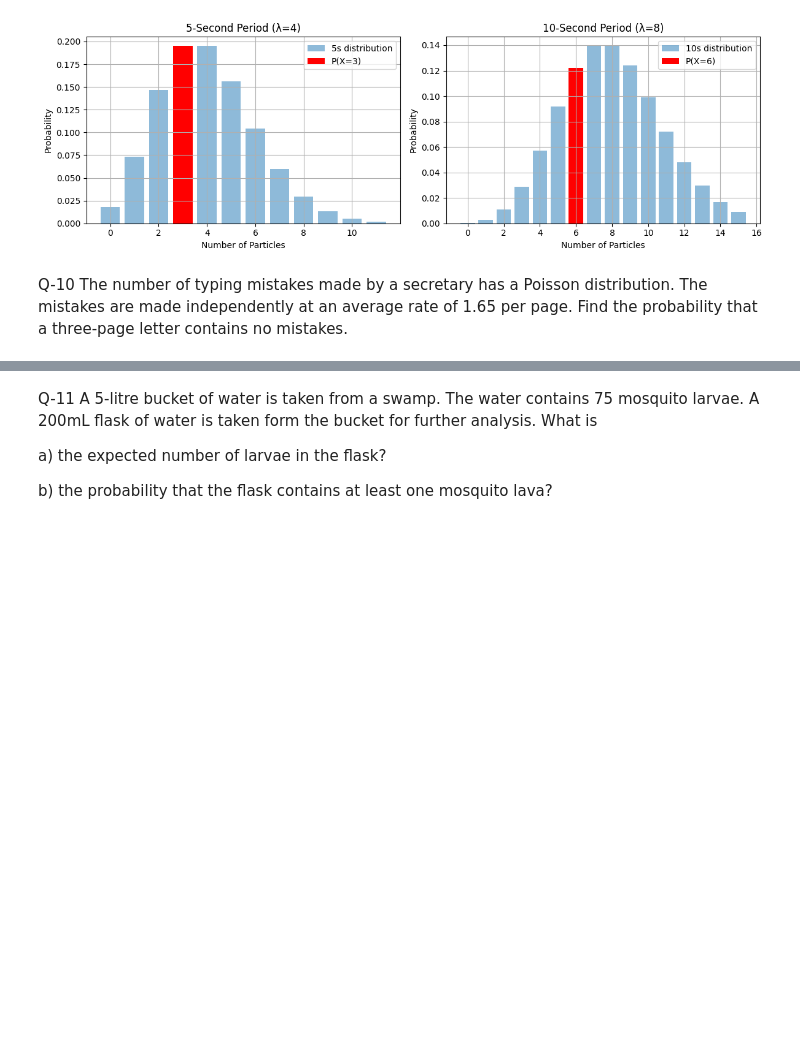
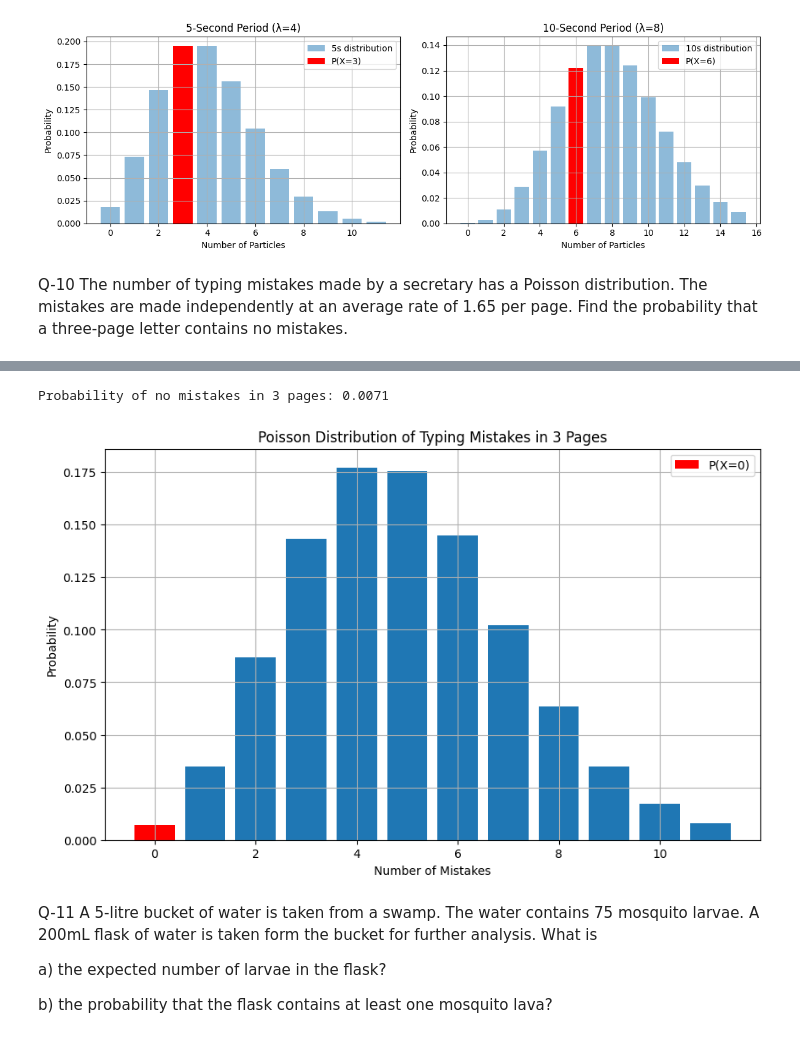
Before and after one commit to Moavia-Hassan/MS-Data-Science, a Jupyter notebook: Assignment_3_MoaviaHassan_24_MS_DS_09.ipynb, the cells around one changed output, grey strips where cells are left out. Cells and saved outputs as stored; diff of their text form; code cells hidden in the pictures; blank space fills up the shorter version.

```diff
--- a/Assignment_3_MoaviaHassan_24_MS_DS_09.ipynb
+++ b/Assignment_3_MoaviaHassan_24_MS_DS_09.ipynb
@@ -1552,3 +1573,32 @@ per page. Find the probability that a three-page letter contains no mistakes.
+# %%
+from scipy.stats import poisson
+import numpy as np
+import matplotlib.pyplot as plt
+
+# Parameters
+lambda_per_page = 1.65
+pages = 3
+lambda_total = lambda_per_page * pages
+
+# Calculate probability of zero mistakes
+prob = poisson.pmf(0, lambda_total)
+print(f"Probability of no mistakes in 3 pages: {prob:.4f}")  # 0.0071 or 0.71%
+
+# Visualization
+plt.figure(figsize=(10, 6))
+x = np.arange(0, 12)
+pmf = poisson.pmf(x, lambda_total)
+plt.bar(x, pmf)
+plt.bar(0, pmf[0], color='red', label='P(X=0)')
+plt.title('Poisson Distribution of Typing Mistakes in 3 Pages')
+plt.xlabel('Number of Mistakes')
+plt.ylabel('Probability')
+plt.legend()
+plt.grid(True)
+plt.show()
+# %% [output]
+Probability of no mistakes in 3 pages: 0.0071
+[figure, added]
 # %% [markdown]
 Q-11 A 5-litre bucket of water is taken from a swamp. The water contains 75
 mosquito larvae. A 200mL flask of water is taken form the bucket for further
```
Also changed, not shown: parts of 1 cell of this notebook.
